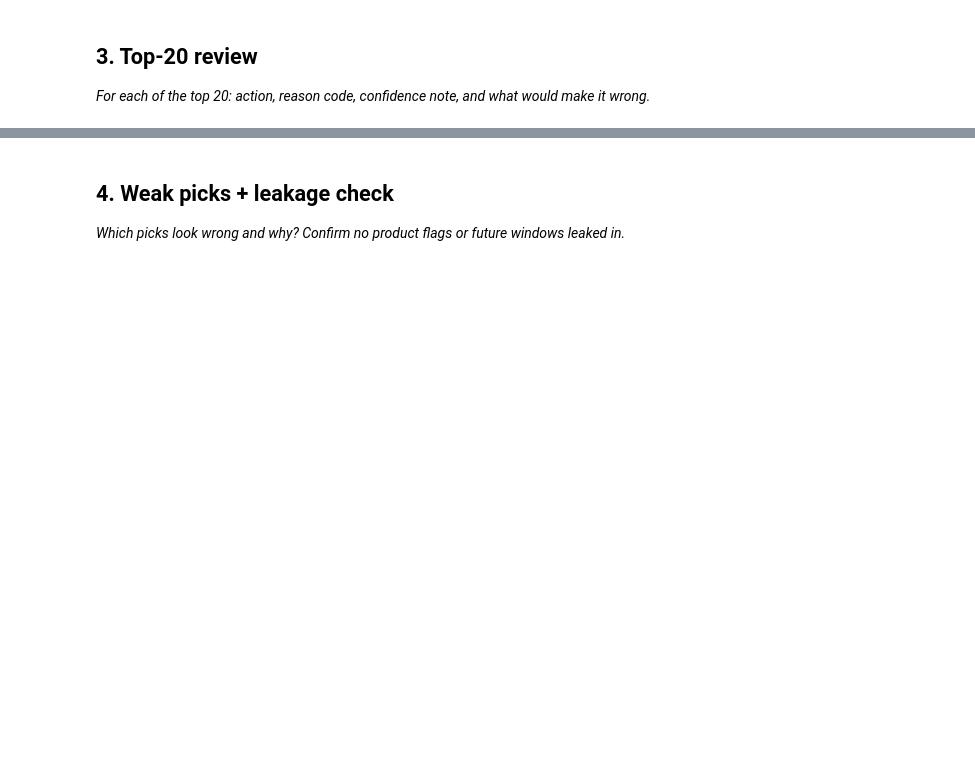
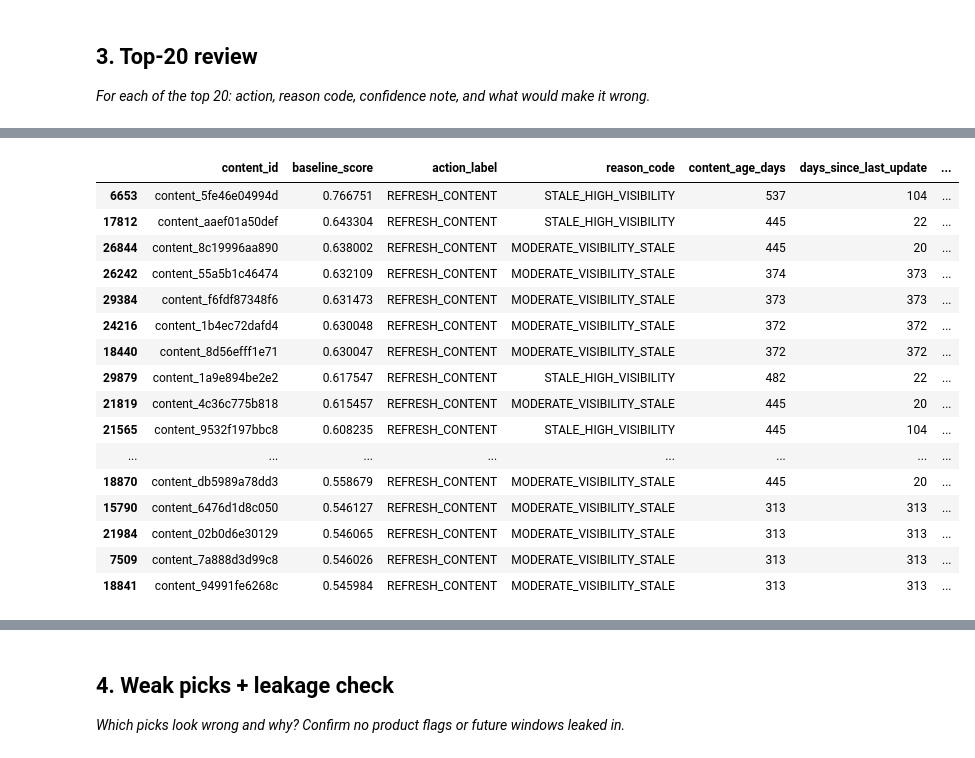
Before and after one commit to PrathamTumminakatti/ML1, a Jupyter notebook: work/notebooks/w04_baseline_score.ipynb, the cells around one changed output, grey strips where cells are left out. Saved outputs shown, nothing was run; the diff lists cells and outputs as text; code cells hidden in the pictures; blank space fills up the shorter version.

```diff
--- a/work/notebooks/w04_baseline_score.ipynb
+++ b/work/notebooks/w04_baseline_score.ipynb
@@ -20,0 +205,33 @@ This skeleton is yours to fill. Work the sections **in order** — each one has
+# %%
+top20 = queue[
+    [
+        "content_id",
+        "baseline_score",
+        "action_label",
+        "reason_code",
+        "content_age_days",
+        "days_since_last_update",
+        "impressions_90d",
+        "ctr"
+    ]
+].head(20)
+
+top20
+# %% [output]
+|  | content_id | baseline_score | action_label | reason_code | content_age_days | days_since_last_update | ... |
+| 6653 | content_5fe46e04994d | 0.766751 | REFRESH_CONTENT | STALE_HIGH_VISIBILITY | 537 | 104 | ... |
+| 17812 | content_aaef01a50def | 0.643304 | REFRESH_CONTENT | STALE_HIGH_VISIBILITY | 445 | 22 | ... |
+| 26844 | content_8c19996aa890 | 0.638002 | REFRESH_CONTENT | MODERATE_VISIBILITY_STALE | 445 | 20 | ... |
+| 26242 | content_55a5b1c46474 | 0.632109 | REFRESH_CONTENT | MODERATE_VISIBILITY_STALE | 374 | 373 | ... |
+| 29384 | content_f6fdf87348f6 | 0.631473 | REFRESH_CONTENT | MODERATE_VISIBILITY_STALE | 373 | 373 | ... |
+| 24216 | content_1b4ec72dafd4 | 0.630048 | REFRESH_CONTENT | MODERATE_VISIBILITY_STALE | 372 | 372 | ... |
+| 18440 | content_8d56efff1e71 | 0.630047 | REFRESH_CONTENT | MODERATE_VISIBILITY_STALE | 372 | 372 | ... |
+| 29879 | content_1a9e894be2e2 | 0.617547 | REFRESH_CONTENT | STALE_HIGH_VISIBILITY | 482 | 22 | ... |
+| 21819 | content_4c36c775b818 | 0.615457 | REFRESH_CONTENT | MODERATE_VISIBILITY_STALE | 445 | 20 | ... |
+| 21565 | content_9532f197bbc8 | 0.608235 | REFRESH_CONTENT | STALE_HIGH_VISIBILITY | 445 | 104 | ... |
+| ... | ... | ... | ... | ... | ... | ... | ... |
+| 18870 | content_db5989a78dd3 | 0.558679 | REFRESH_CONTENT | MODERATE_VISIBILITY_STALE | 445 | 20 | ... |
+| 15790 | content_6476d1d8c050 | 0.546127 | REFRESH_CONTENT | MODERATE_VISIBILITY_STALE | 313 | 313 | ... |
+| 21984 | content_02b0d6e30129 | 0.546065 | REFRESH_CONTENT | MODERATE_VISIBILITY_STALE | 313 | 313 | ... |
+| 7509 | content_7a888d3d99c8 | 0.546026 | REFRESH_CONTENT | MODERATE_VISIBILITY_STALE | 313 | 313 | ... |
+| 18841 | content_94991fe6268c | 0.545984 | REFRESH_CONTENT | MODERATE_VISIBILITY_STALE | 313 | 313 | ... |
```
Also changed, not shown: parts of 10 cells of this notebook.
